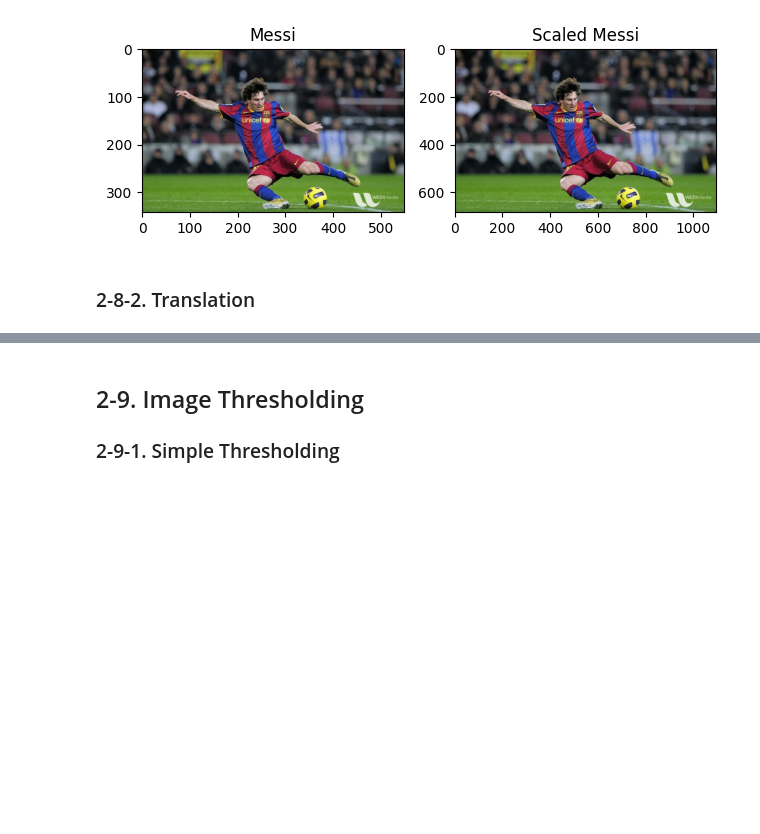
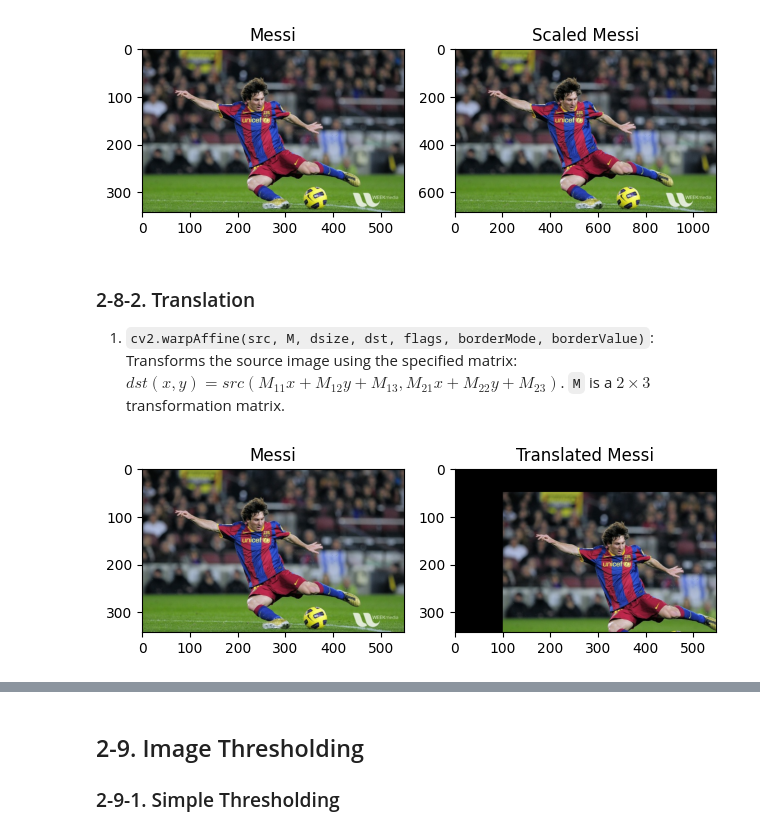
Before and after one commit to yungshun317/torch-cv, a Jupyter notebook: opencv.ipynb, the cells around one changed output, grey strips where cells are left out. Drawn from its saved outputs; the diff is of its cells as text; code cells hidden in the pictures; blank space fills up the shorter version.

```diff
--- a/opencv.ipynb
+++ b/opencv.ipynb
@@ -682,20 +682,28 @@ plt.show()
 [figure]
 # %% [markdown]
 ### 2-8-2. Translation
+1. `cv2.warpAffine(src, M, dsize, dst, flags, borderMode, borderValue)`: Transforms the source image using the specified matrix: $dst(x, y) = src(M_{11}x+M_{12}y + M_{13}, M_{21}x + M_{22} y + M_{23})$. `M` is a $2 \times 3$ transformation matrix.
 # %%
 # Translation
 import numpy as np
-import cv2 as cv
+import cv2
+import matplotlib.pyplot as plt
 
-img = cv.imread('messi5.jpg', cv.IMREAD_GRAYSCALE)
+image = cv2.imread('data/messi5.jpg')
 assert image is not None, "File could not be Read, Check with os.path.exists() please."
-rows,cols = img.shape
+rows, cols = image.shape[0], image.shape[1]
 
-M = np.float32([[1,0,100],[0,1,50]])
-dst = cv.warpAffine(img,M,(cols,rows))
+M = np.float32([[1, 0, 100], [0, 1, 50]])
+dst = cv2.warpAffine(image, M, (cols, rows))
 
-cv.imshow('img',dst)
-cv.waitKey(0)
-cv.destroyAllWindows()
+plt.subplot(121), plt.imshow(cv2.cvtColor(image, cv2.COLOR_BGR2RGB)), plt.title('Messi')
+plt.subplot(122), plt.imshow(cv2.cvtColor(dst, cv2.COLOR_BGR2RGB)), plt.title('Translated Messi')
+plt.tight_layout()
+plt.show()
+# cv2.imshow('Image', dst)
+# cv2.waitKey(0)
+# cv2.destroyAllWindows()
+# %% [output]
+[figure, added]
 # %% [markdown]
 ### 2-8-3. Rotation
```
Also changed, not shown: parts of 7 cells of this notebook, 2 other files.
